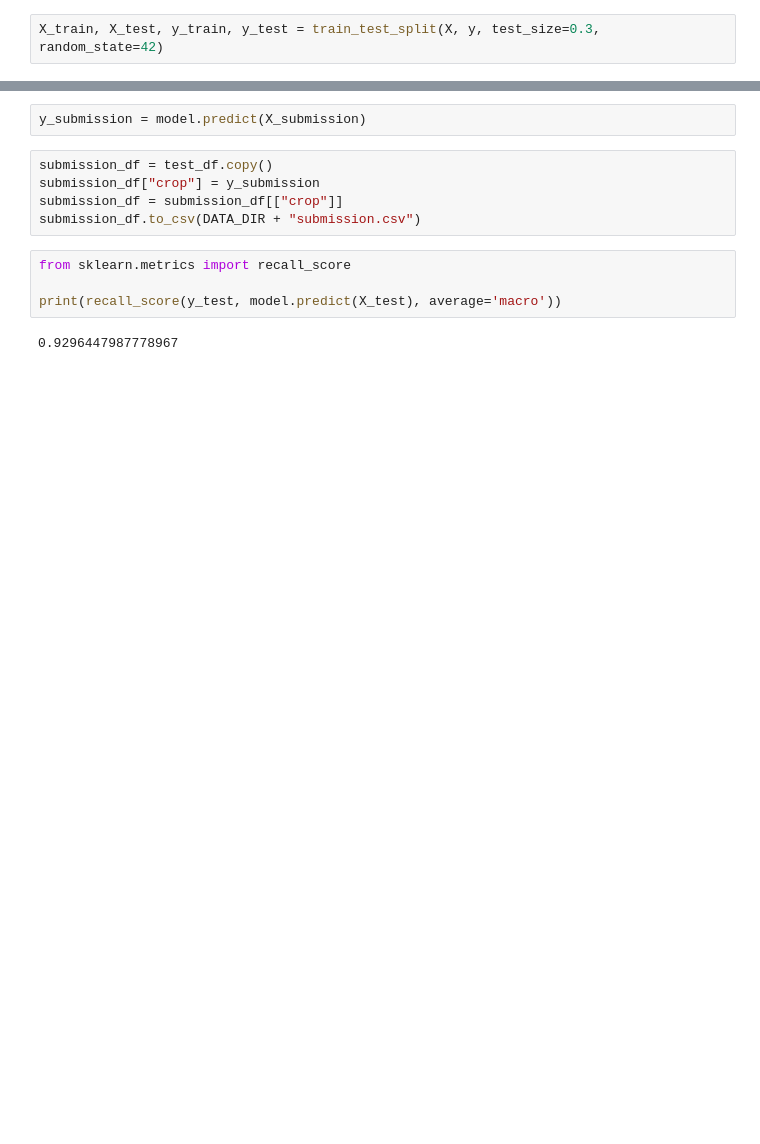
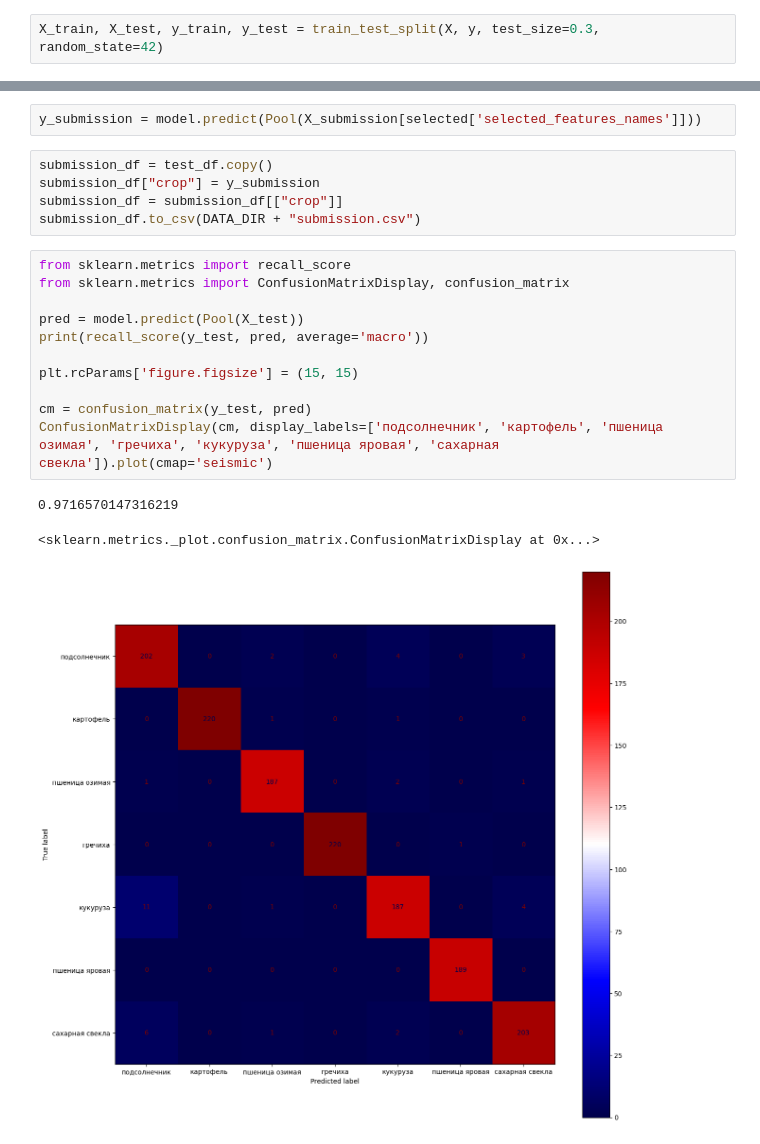
Before and after one commit to eivankin/ndvi, a Jupyter notebook: cb_playground.ipynb, the cells around one changed output, grey strips where cells are left out. Drawn from its saved outputs; the diff is of its cells as text; blank space fills up the shorter version.

```diff
--- a/cb_playground.ipynb
+++ b/cb_playground.ipynb
@@ -147,13 +338,22 @@ X_submission = drop_unused_cols(test_df)
 # %%
-y_submission = model.predict(X_submission)
+y_submission = model.predict(Pool(X_submission[selected['selected_features_names']]))
 # %%
 submission_df = test_df.copy()
 submission_df["crop"] = y_submission
 submission_df = submission_df[["crop"]]
 submission_df.to_csv(DATA_DIR + "submission.csv")
-# %%
-from sklearn.metrics import recall_score
-
-print(recall_score(y_test, model.predict(X_test), average='macro'))
-# %% [output]
-0.9296447987778967
+# %%
+from sklearn.metrics import recall_score
+from sklearn.metrics import ConfusionMatrixDisplay, confusion_matrix
+
+pred = model.predict(Pool(X_test))
+print(recall_score(y_test, pred, average='macro'))
+
+plt.rcParams['figure.figsize'] = (15, 15)
+
+cm = confusion_matrix(y_test, pred)
+ConfusionMatrixDisplay(cm, display_labels=['подсолнечник', 'картофель', 'пшеница озимая', 'гречиха', 'кукуруза', 'пшеница яровая', 'сахарная свекла']).plot(cmap='seismic')
+# %% [output]
+0.9716570147316219
+<sklearn.metrics._plot.confusion_matrix.ConfusionMatrixDisplay at 0x...>
+[figure, added]
```
Also changed, not shown: parts of 32 cells of this notebook, 3 other files.
